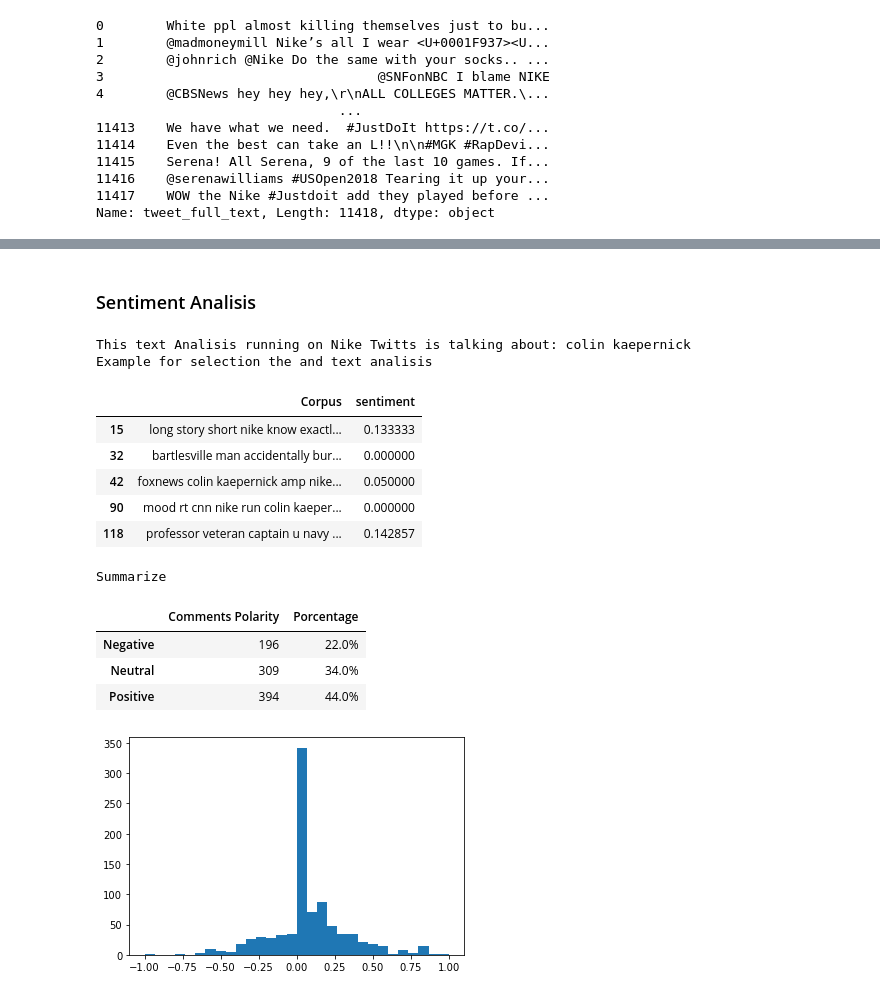
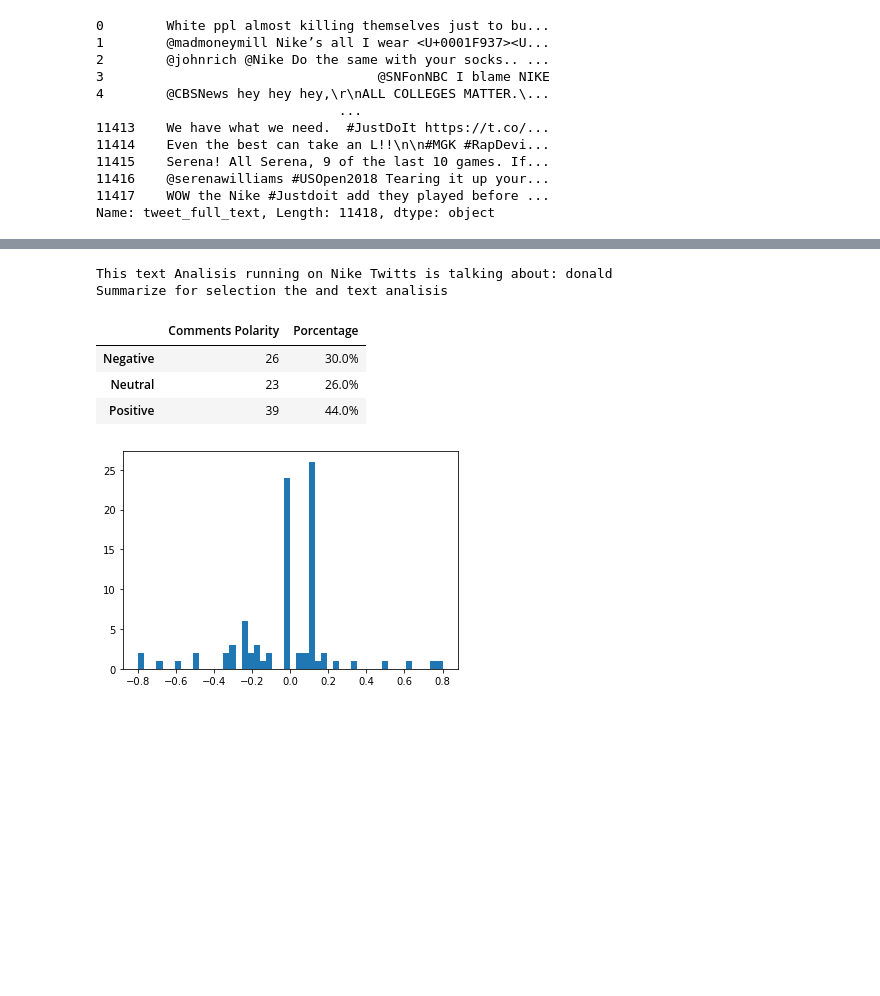
Before and after one commit to AndresBircher/Data-Science, a Jupyter notebook: IndividualAssignment_GuidingResources.ipynb, the cells around one changed output, grey strips where cells are left out. Drawn from its saved outputs; the diff is of its cells as text; code cells hidden in the pictures; blank space fills up the shorter version.

```diff
--- a/IndividualAssignment_GuidingResources.ipynb
+++ b/IndividualAssignment_GuidingResources.ipynb
@@ -106,14 +108,17 @@ def remove_punct(corpus):
 
 
         """
-    def remove_punt_sentence(text):   # This function is for remove the puntuation and numbers in a specific word in the sentece
+    def remove_punt_sentence(text):   # This function is for remove the puntuation,numbers an URL in a specific word in the sentece
+        text = re.sub(r"(?:\@|https?\://)\S+", "", text) #Remove URL and twitter @mentions
         text  = "".join([char for char in text if char not in string.punctuation])
-        text = re.sub('[0-9]+', '', text)
+        text = re.sub('[0-9]+', '', text) #Remove numbers
+        # text = re.sub(r'http\S+', '', text) #Remove URL
         return text
 
     corpus_without_punct = corpus.apply(lambda x: remove_punt_sentence(x)) # I iterate for each sentence in the Pandas Series, removing the puntuaction.
 
     return corpus_without_punct
+
 
 
 def remove_stop_words_eng(corpus):
@@ -375,2 +455,0 @@ vector_for_word('',corpus,'bigram')
-# %% [markdown]
-### Sentiment Analisis
@@ -450,19 +456,12 @@ def message(df_corpus_sentiment,sentiment):
 # %%
 corpus = df_tw['tweet_full_text']
-corpus_sent = text_sentiment("colin kaepernick",corpus)
+corpus_sent = text_sentiment("donald",corpus)
 # %% [output]
-This text Analisis running on Nike Twitts is talking about: colin kaepernick
-Example for selection the and text analisis
+This text Analisis running on Nike Twitts is talking about: donald
+Summarize for selection the and text analisis
-|  | Corpus | sentiment |
-| 15 | long story short nike know exactl... | 0.133333 |
-| 32 | bartlesville man accidentally bur... | 0.000000 |
-| 42 | foxnews colin kaepernick amp nike... | 0.050000 |
-| 90 | mood rt cnn nike run colin kaeper... | 0.000000 |
-| 118 | professor veteran captain u navy ... | 0.142857 |
+|  | Comments Polarity | Porcentage |
+| Negative | 26 | 30.0% |
+| Neutral | 23 | 26.0% |
+| Positive | 39 | 44.0% |
-Summarize
-|  | Comments Polarity | Porcentage |
-| Negative | 196 | 22.0% |
-| Neutral | 309 | 34.0% |
-| Positive | 394 | 44.0% |
-[figure, old version]
+[figure, new version]
 # %%
```
Also changed, not shown: parts of 26 cells of this notebook.
